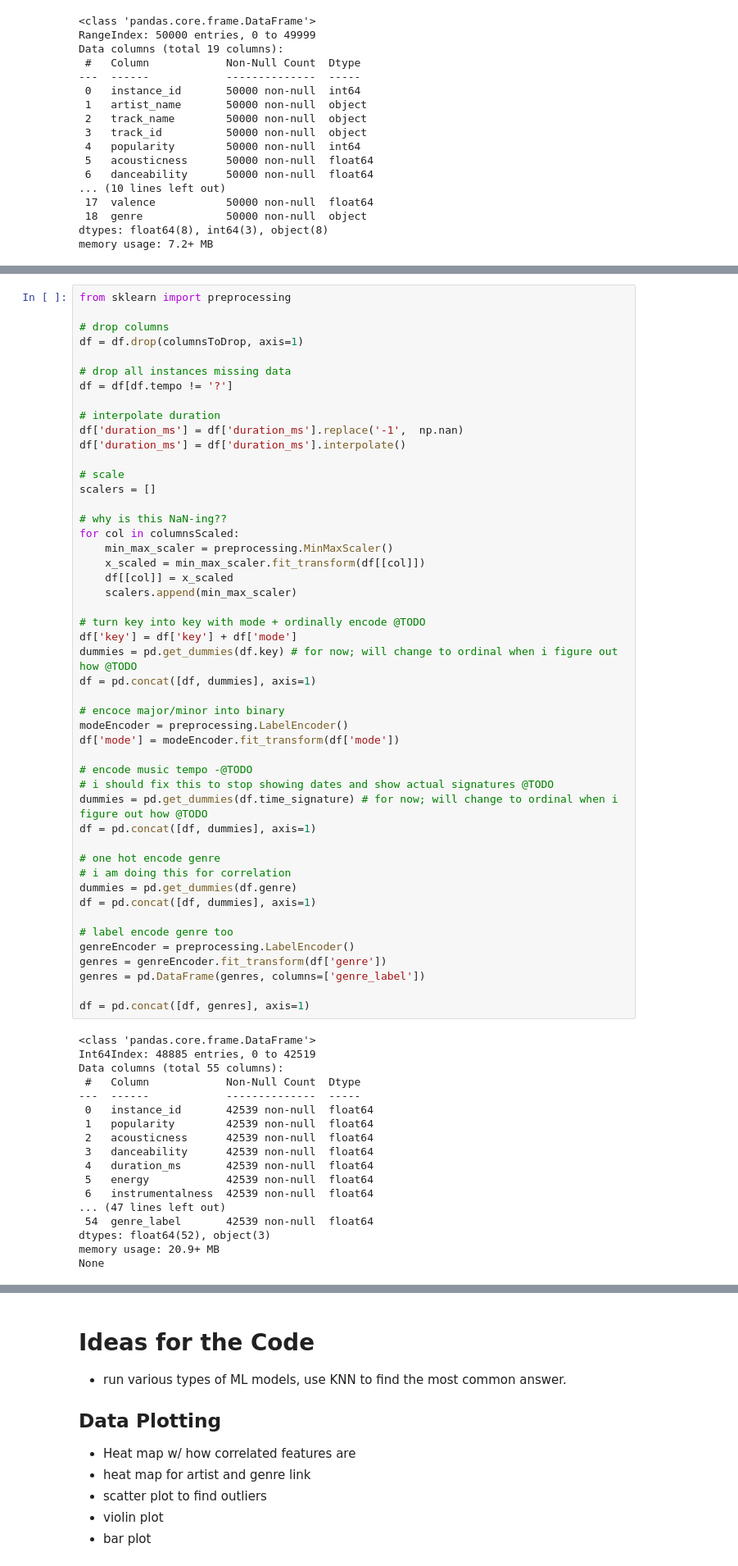
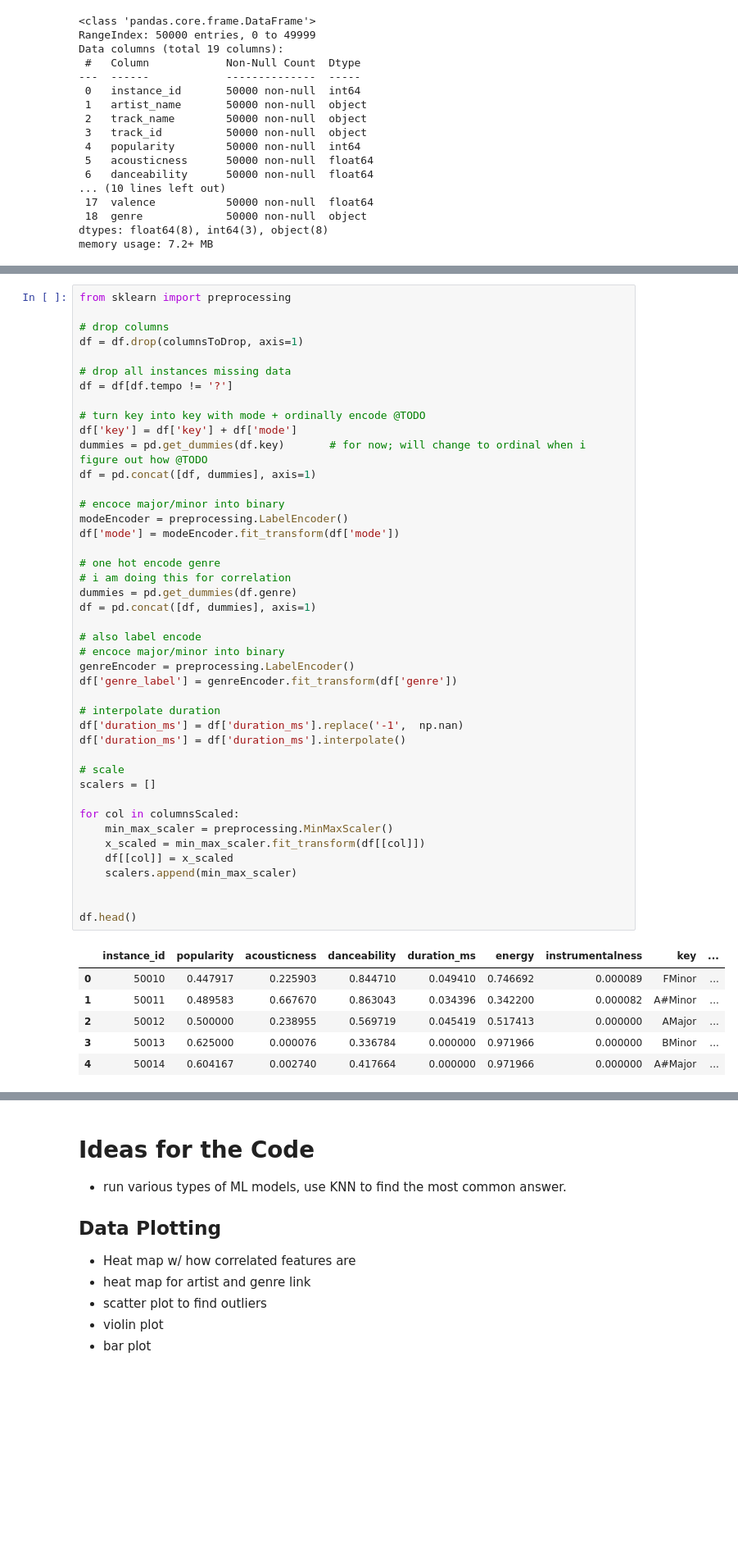
Before and after one commit to evoliee/comp309, a Jupyter notebook: a3/comp309_a3.ipynb, the cells around one changed output, grey strips where cells are left out. Shown: that part at 82% size. Cells and saved outputs as stored; diff of their text form; blank space fills up the shorter version.

```diff
--- a/a3/comp309_a3.ipynb
+++ b/a3/comp309_a3.ipynb
@@ -92,66 +66,50 @@ This heat map shows especially strong correlation between energy and loudness (t
 # %%
 from sklearn import preprocessing
 
 # drop columns
 df = df.drop(columnsToDrop, axis=1)
 
 # drop all instances missing data
 df = df[df.tempo != '?']
 
+# turn key into key with mode + ordinally encode @TODO
+df['key'] = df['key'] + df['mode']
+dummies = pd.get_dummies(df.key)       # for now; will change to ordinal when i figure out how @TODO
+df = pd.concat([df, dummies], axis=1)
+
+# encoce major/minor into binary
+modeEncoder = preprocessing.LabelEncoder()
+df['mode'] = modeEncoder.fit_transform(df['mode'])
+
+# one hot encode genre
+# i am doing this for correlation
+dummies = pd.get_dummies(df.genre)
+df = pd.concat([df, dummies], axis=1)
+
+# also label encode
+# encoce major/minor into binary
+genreEncoder = preprocessing.LabelEncoder()
+df['genre_label'] = genreEncoder.fit_transform(df['genre'])
+
 # interpolate duration
 df['duration_ms'] = df['duration_ms'].replace('-1',  np.nan)
 df['duration_ms'] = df['duration_ms'].interpolate()
 
 # scale
 scalers = []
 
-# why is this NaN-ing??
 for col in columnsScaled:
     min_max_scaler = preprocessing.MinMaxScaler()
     x_scaled = min_max_scaler.fit_transform(df[[col]])
     df[[col]] = x_scaled
     scalers.append(min_max_scaler)
 
-# turn key into key with mode + ordinally encode @TODO
-df['key'] = df['key'] + df['mode']
-dummies = pd.get_dummies(df.key) # for now; will change to ordinal when i figure out how @TODO
-df = pd.concat([df, dummies], axis=1)
 
-# encoce major/minor into binary
-modeEncoder = preprocessing.LabelEncoder()
-df['mode'] = modeEncoder.fit_transform(df['mode'])
-
-# encode music tempo -@TODO
-# i should fix this to stop showing dates and show actual signatures @TODO
-dummies = pd.get_dummies(df.time_signature) # for now; will change to ordinal when i figure out how @TODO
-df = pd.concat([df, dummies], axis=1)
-
-# one hot encode genre
-# i am doing this for correlation
-dummies = pd.get_dummies(df.genre)
-df = pd.concat([df, dummies], axis=1)
-
-# label encode genre too
-genreEncoder = preprocessing.LabelEncoder()
-genres = genreEncoder.fit_transform(df['genre'])
-genres = pd.DataFrame(genres, columns=['genre_label'])
-
-df = pd.concat([df, genres], axis=1)
+df.head()
 # %% [output]
-<class 'pandas.core.frame.DataFrame'>
-Int64Index: 48885 entries, 0 to 42519
-Data columns (total 55 columns):
- #   Column            Non-Null Count  Dtype
----  ------            --------------  -----
- 0   instance_id       42539 non-null  float64
- 1   popularity        42539 non-null  float64
- 2   acousticness      42539 non-null  float64
- 3   danceability      42539 non-null  float64
- 4   duration_ms       42539 non-null  float64
- 5   energy            42539 non-null  float64
- 6   instrumentalness  42539 non-null  float64
-... (47 lines left out)
- 54  genre_label       42539 non-null  float64
-dtypes: float64(52), object(3)
-memory usage: 20.9+ MB
-None
+|  | instance_id | popularity | acousticness | danceability | duration_ms | energy | instrumentalness | key | ... |
+| 0 | 50010 | 0.447917 | 0.225903 | 0.844710 | 0.049410 | 0.746692 | 0.000089 | FMinor | ... |
+| 1 | 50011 | 0.489583 | 0.667670 | 0.863043 | 0.034396 | 0.342200 | 0.000082 | A#Minor | ... |
+| 2 | 50012 | 0.500000 | 0.238955 | 0.569719 | 0.045419 | 0.517413 | 0.000000 | AMajor | ... |
+| 3 | 50013 | 0.625000 | 0.000076 | 0.336784 | 0.000000 | 0.971966 | 0.000000 | BMinor | ... |
+| 4 | 50014 | 0.604167 | 0.002740 | 0.417664 | 0.000000 | 0.971966 | 0.000000 | A#Major | ... |
```
Also changed, not shown: parts of 9 cells of this notebook.
